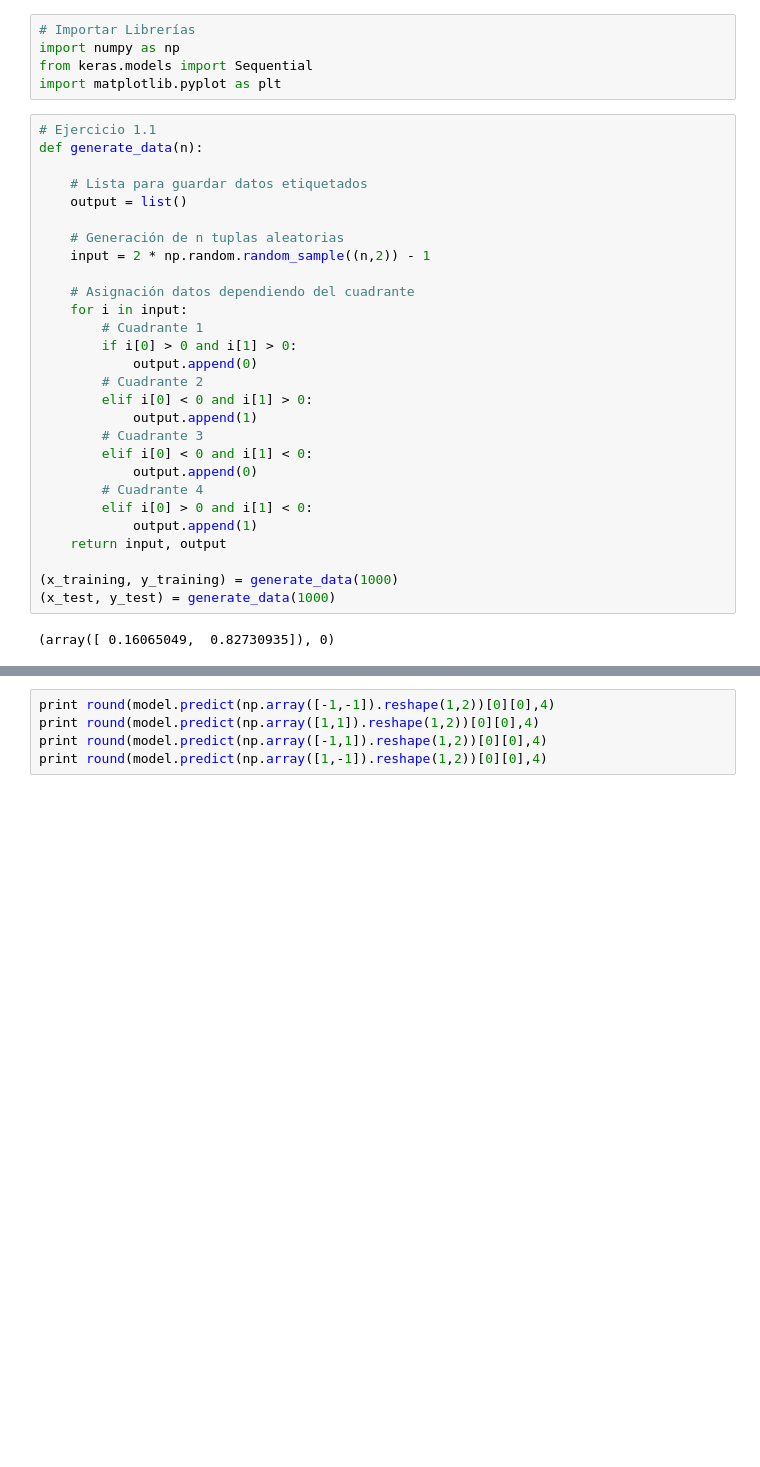
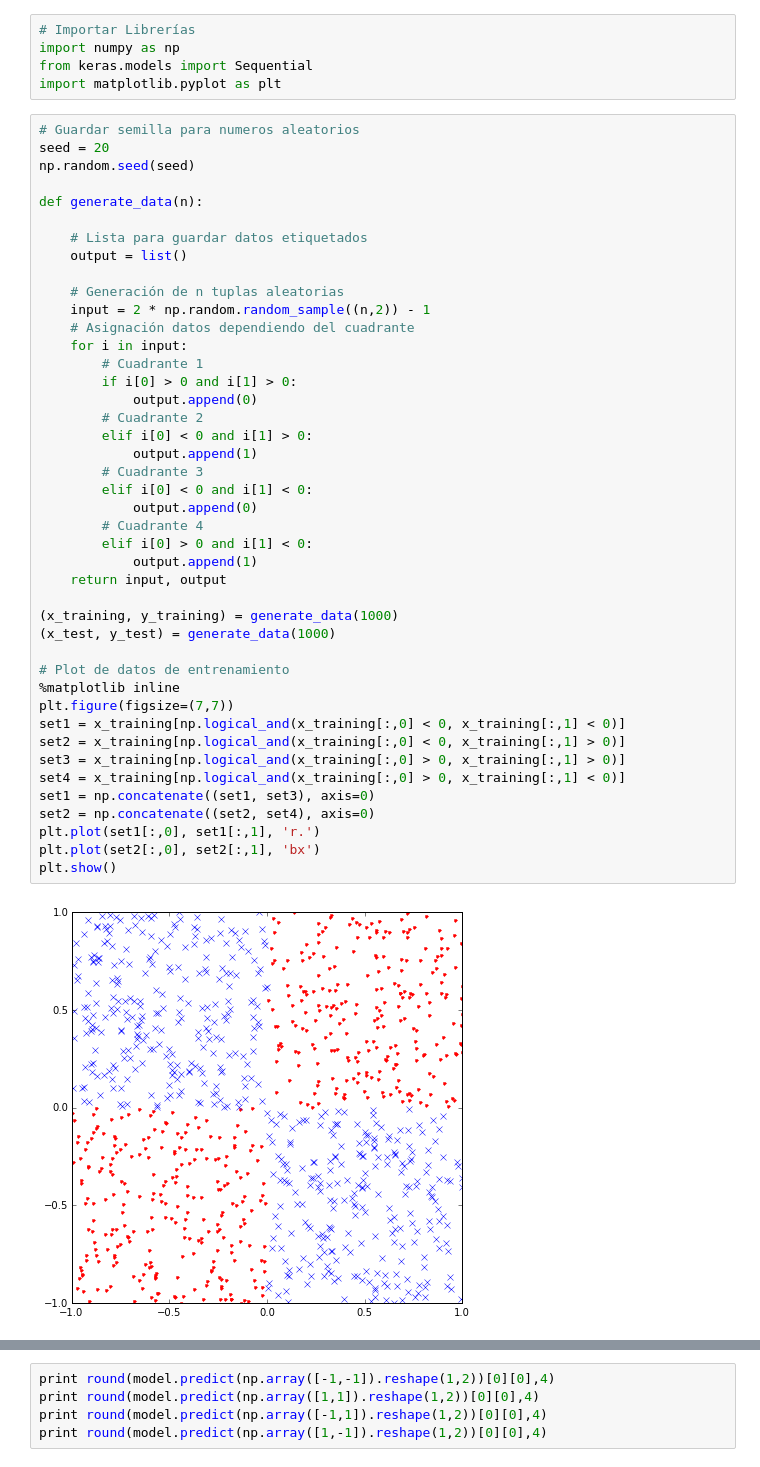
Before and after one commit to asazo/ANN, a Jupyter notebook: tarea1/tarea1.ipynb, the cells around one changed output, grey strips where cells are left out. Cells and saved outputs as stored; diff of their text form; blank space fills up the shorter version.

```diff
--- a/tarea1/tarea1.ipynb
+++ b/tarea1/tarea1.ipynb
@@ -8,32 +13,47 @@ import numpy as np
 from keras.models import Sequential
 import matplotlib.pyplot as plt
 # %%
-# Ejercicio 1.1
+# Guardar semilla para numeros aleatorios
+seed = 20
+np.random.seed(seed)
+
 def generate_data(n):
 
     # Lista para guardar datos etiquetados
     output = list()
 
     # Generación de n tuplas aleatorias
     input = 2 * np.random.random_sample((n,2)) - 1
-
     # Asignación datos dependiendo del cuadrante
     for i in input:
         # Cuadrante 1
         if i[0] > 0 and i[1] > 0:
             output.append(0)
         # Cuadrante 2
         elif i[0] < 0 and i[1] > 0:
             output.append(1)
         # Cuadrante 3
         elif i[0] < 0 and i[1] < 0:
             output.append(0)
         # Cuadrante 4
         elif i[0] > 0 and i[1] < 0:
             output.append(1)
     return input, output
 
 (x_training, y_training) = generate_data(1000)
 (x_test, y_test) = generate_data(1000)
+
+# Plot de datos de entrenamiento
+%matplotlib inline
+plt.figure(figsize=(7,7))
+set1 = x_training[np.logical_and(x_training[:,0] < 0, x_training[:,1] < 0)]
+set2 = x_training[np.logical_and(x_training[:,0] < 0, x_training[:,1] > 0)]
+set3 = x_training[np.logical_and(x_training[:,0] > 0, x_training[:,1] > 0)]
+set4 = x_training[np.logical_and(x_training[:,0] > 0, x_training[:,1] < 0)]
+set1 = np.concatenate((set1, set3), axis=0)
+set2 = np.concatenate((set2, set4), axis=0)
+plt.plot(set1[:,0], set1[:,1], 'r.')
+plt.plot(set2[:,0], set2[:,1], 'bx')
+plt.show()
 # %% [output]
-(array([ 0.16065049,  0.82730935]), 0)
+[figure, added]
```
Also changed, not shown: parts of 17 cells of this notebook.
